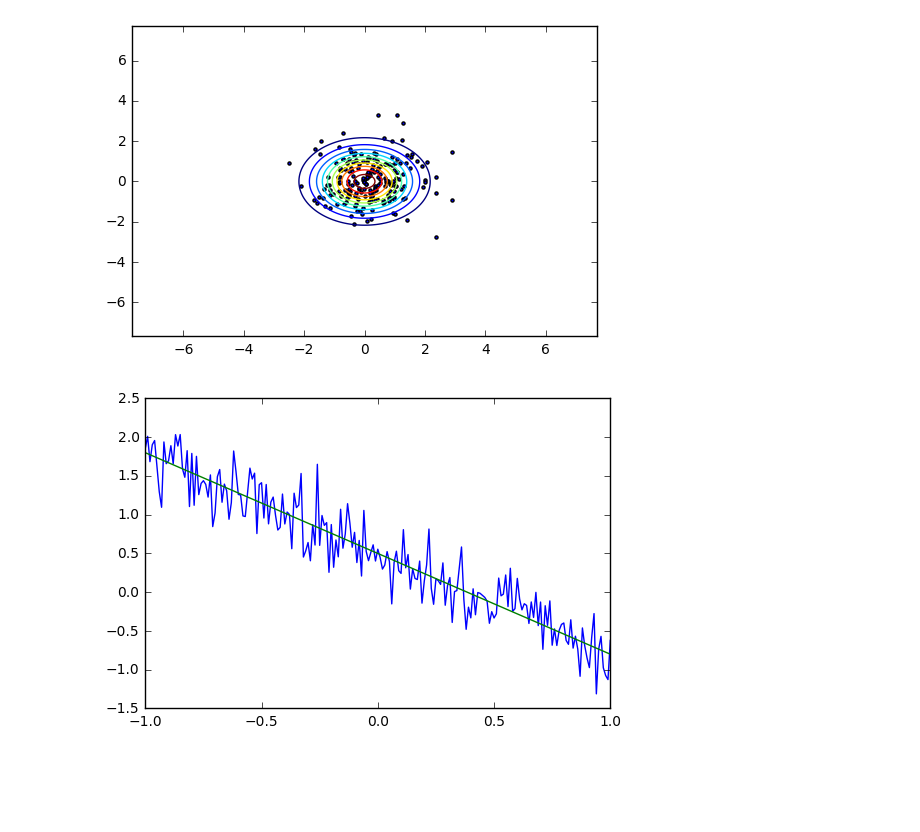
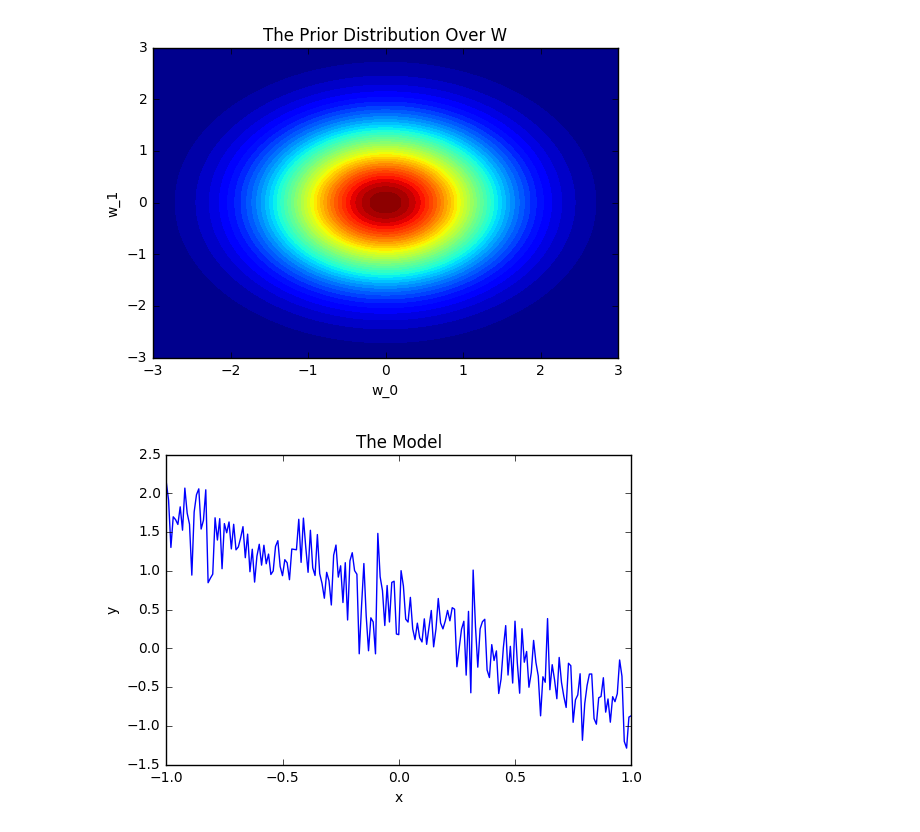
Before and after one commit to shanik-d/machine-learning, a Jupyter notebook: Untitled.ipynb, the cells around one changed output. Drawn from its saved outputs; the diff is of its cells as text; code cells hidden in the pictures; blank space fills up the shorter version.

```diff
--- a/Untitled.ipynb
+++ b/Untitled.ipynb
@@ -44,36 +44,42 @@ XT, YT = np.meshgrid(xSpace, ySpace)
 XY = np.empty(XT.shape + (2,))
 XY[:, :, 0] = XT
 XY[:, :, 1] = YT
 
 def pointsPDF(mu, cov, space, grid):
     data = [F(np.ravel(mu), cov) for i in space]
     dataDim0 = [k[0] for k in data]
     dataDim1 = [k[1] for k in data]
     pdf = st.multivariate_normal.pdf(grid, np.ravel(mu), cov)
     return (dataDim0, dataDim1, pdf)
 
 def scatterContour(XT, YT, dataDim0, dataDim1, pdf):
     fig = plt.figure(figsize=(6, 4))
     ax = fig.add_subplot( 111 )
     ax.scatter(dataDim0, dataDim1, marker='.')
-    plt.contour(XT, YT, pdf, 10)
-    plt.show()
+    ax.set_xlim(-3, 3)
+    ax.set_ylim(-3, 3)
+    ax.set_xlabel('w_0')
+    ax.set_ylabel('w_1')
+    ax.set_title('The Prior Distribution Over W')
+    plt.contourf(XT, YT, pdf, 50, cmap='jet')
+    #plt.show()
+    plt.savefig('prior.png', bbox_inches='tight')
 
 prior = pointsPDF(mu0, cov0, xRange, XY)
 
 scatterContour(XT, YT, prior[0], prior[1], prior[2])
 
 def scatterContour2(XT, YT, dataDim0, dataDim1, pdf, ax):
     ax.scatter(dataDim0, dataDim1, marker='.')
     ax.contour(XT, YT, pdf, 10)
 
 
 #plt.hist(yDim0, bins=200)
 #plt.show()
 #plt.hist(yDim1, bins=200)
 #plt.show()
 # %% [output]
-[figure, old version]
+[figure, new version]
 # %%
 #image of our model, i.e. visualising the ys, i.e. the likelihood
 xArr = np.linspace(-1,1,num=201)
@@ -92,11 +98,15 @@ def sampleLine(W, ax):
 
 fig = plt.figure()
 ax = fig.add_subplot( 111 )
+ax.set_xlabel('x')
+ax.set_ylabel('y')
+ax.set_title('The Model')
 yArr = likelihood(W, ax, True)
-sampleLine(W, ax)
-plt.show()
+#sampleLine(W, ax)
+#plt.show()
+plt.savefig('model.png', bbox_inches='tight')
 # %% [output]
-[figure, old version]
+[figure, new version]
 # %%
 #pick a point from the data so let's just draw randomly
 def drawRandomPoint(xModel, yModel):
```
Also changed, not shown: parts of 7 cells of this notebook, 1 other file.
